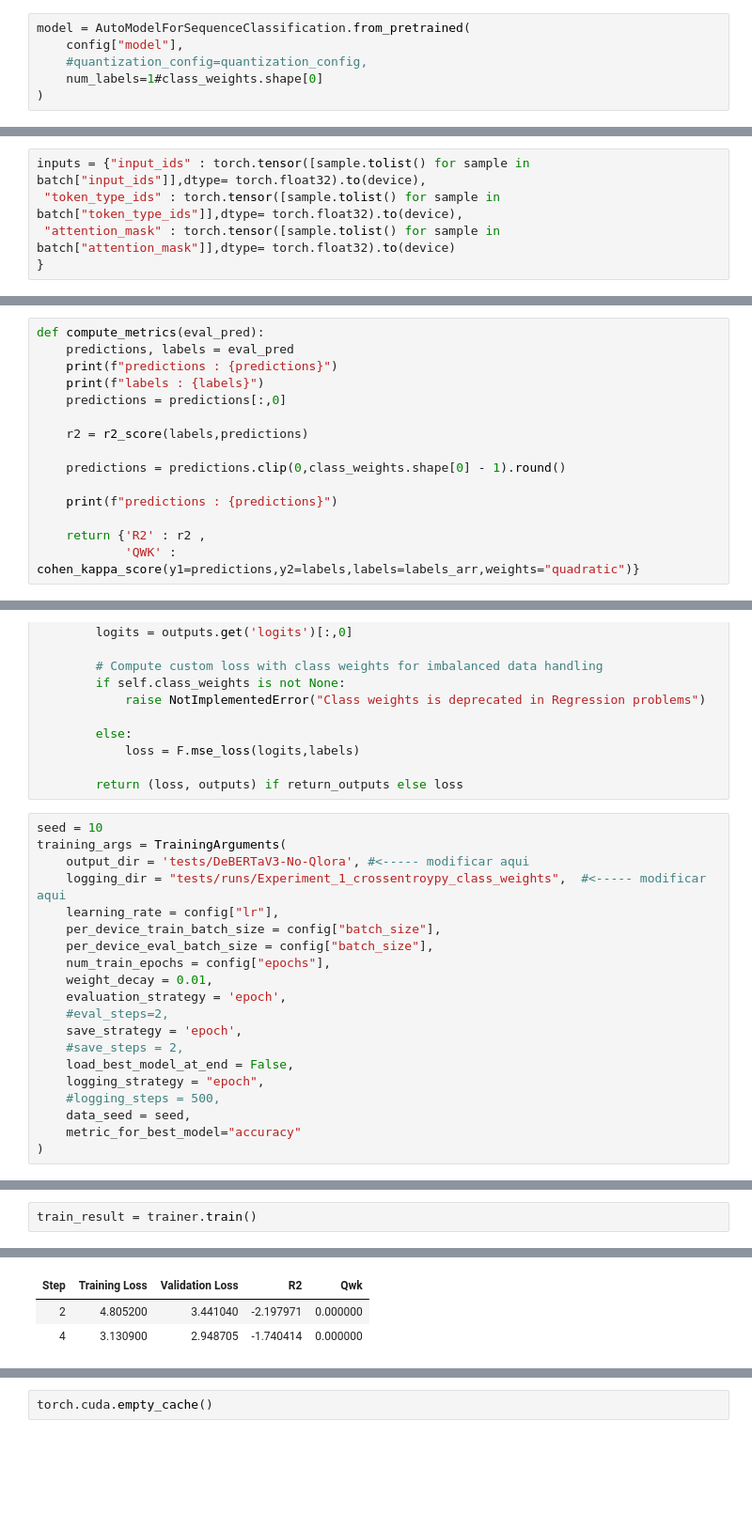
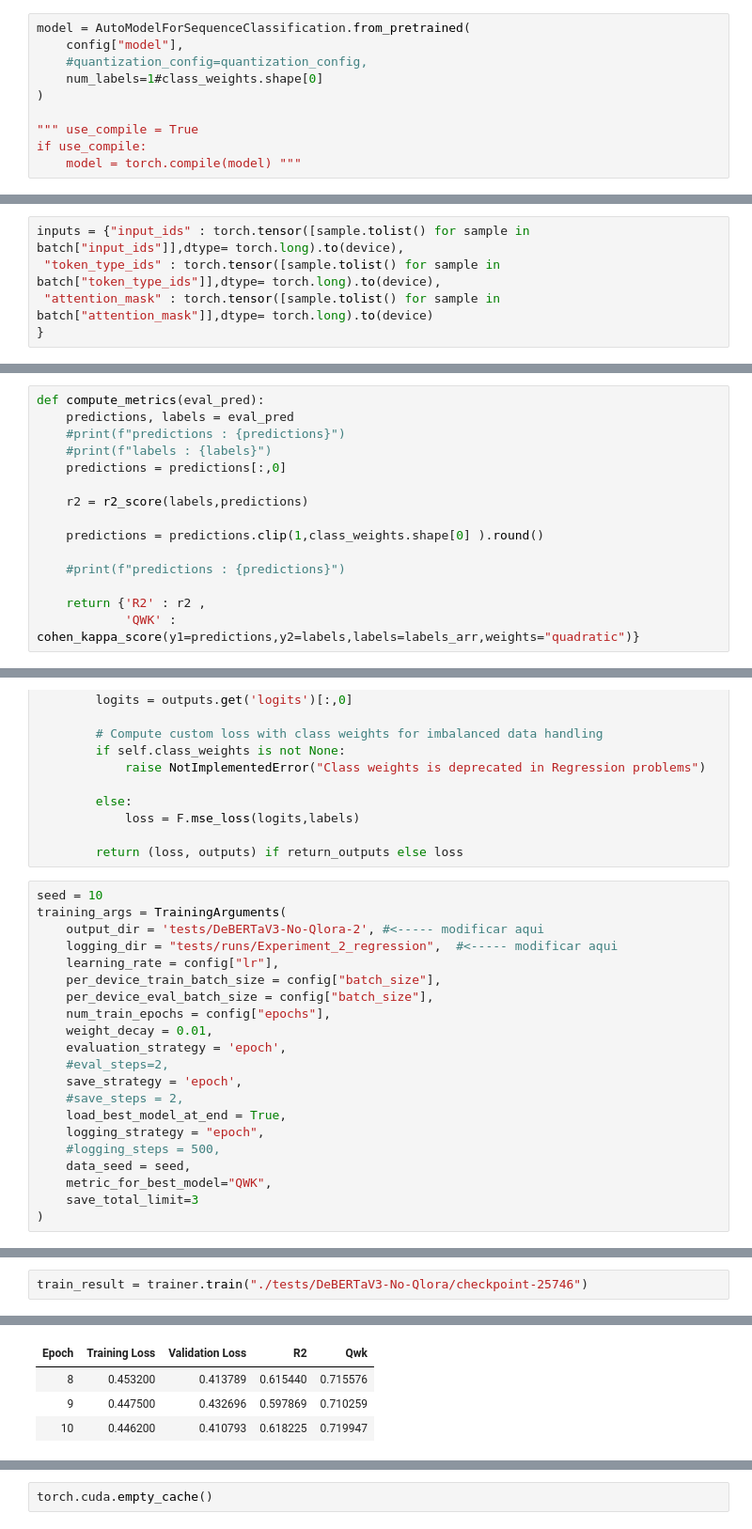
Before and after one commit to kevinmedinag96/EssayScoring, a Jupyter notebook: mainV2.ipynb, the cells around one changed output, grey strips where cells are left out. Shown: that part at 94% size. Saved outputs shown, nothing was run; the diff lists cells and outputs as text; blank space fills up the shorter version.

Commit message:
Essay Score Prediction modeled as a regression problem with comments

```diff
--- a/mainV2.ipynb
+++ b/mainV2.ipynb
@@ -238,6 +266,10 @@ model = AutoModelForSequenceClassification.from_pretrained(
     #quantization_config=quantization_config,
     num_labels=1#class_weights.shape[0]
 )
+
+""" use_compile = True
+if use_compile:
+    model = torch.compile(model) """
 # %% [output]
 Some weights of DebertaV2ForSequenceClassification were not initialized from the model checkpoint at microsoft/deberta-v3-base and are newly initialized: ['classifier.bias', 'classifier.weight', 'pool ...
 You should probably TRAIN this model on a down-stream task to be able to use it for predictions and inference.
@@ -346,9 +374,9 @@ tokenized_datasets_pad.set_format("torch")
 # %%
 batch = tokenized_datasets_pad["train"][:10]
 # %%
-inputs = {"input_ids" : torch.tensor([sample.tolist() for sample in batch["input_ids"]],dtype= torch.float32).to(device),
- "token_type_ids" : torch.tensor([sample.tolist() for sample in batch["token_type_ids"]],dtype= torch.float32).to(device),
- "attention_mask" : torch.tensor([sample.tolist() for sample in batch["attention_mask"]],dtype= torch.float32).to(device)
+inputs = {"input_ids" : torch.tensor([sample.tolist() for sample in batch["input_ids"]],dtype= torch.long).to(device),
+ "token_type_ids" : torch.tensor([sample.tolist() for sample in batch["token_type_ids"]],dtype= torch.long).to(device),
+ "attention_mask" : torch.tensor([sample.tolist() for sample in batch["attention_mask"]],dtype= torch.long).to(device)
 }
 # %%
 outputs = model(**inputs)
@@ -400,15 +430,15 @@ collate_fn = DataCollatorWithPadding(tokenizer=tokenizer,max_length=config["max_
 # %%
 def compute_metrics(eval_pred):
     predictions, labels = eval_pred
-    print(f"predictions : {predictions}")
-    print(f"labels : {labels}")
+    #print(f"predictions : {predictions}")
+    #print(f"labels : {labels}")
     predictions = predictions[:,0]
 
     r2 = r2_score(labels,predictions)
 
-    predictions = predictions.clip(0,class_weights.shape[0] - 1).round()
+    predictions = predictions.clip(1,class_weights.shape[0] ).round()
 
-    print(f"predictions : {predictions}")
+    #print(f"predictions : {predictions}")
 
     return {'R2' : r2 ,
             'QWK' : cohen_kappa_score(y1=predictions,y2=labels,labels=labels_arr,weights="quadratic")}
@@ -448,8 +478,8 @@ class CustomTrainer(Trainer):
 # %%
 seed = 10
 training_args = TrainingArguments(
-    output_dir = 'tests/DeBERTaV3-No-Qlora', #<----- modificar aqui
-    logging_dir = "tests/runs/Experiment_1_crossentroypy_class_weights",  #<----- modificar aqui
+    output_dir = 'tests/DeBERTaV3-No-Qlora-2', #<----- modificar aqui
+    logging_dir = "tests/runs/Experiment_2_regression",  #<----- modificar aqui
     learning_rate = config["lr"],
     per_device_train_batch_size = config["batch_size"],
     per_device_eval_batch_size = config["batch_size"],
@@ -459,11 +489,12 @@ training_args = TrainingArguments(
     #eval_steps=2,
     save_strategy = 'epoch',
     #save_steps = 2,
-    load_best_model_at_end = False,
+    load_best_model_at_end = True,
     logging_strategy = "epoch",
     #logging_steps = 500,
     data_seed = seed,
-    metric_for_best_model="accuracy"
+    metric_for_best_model="QWK",
+    save_total_limit=3
 )
 # %%
 trainer = CustomTrainer(
@@ -479,4 +510,4 @@ trainer = CustomTrainer(
 )
 # %%
-train_result = trainer.train()
+train_result = trainer.train("./tests/DeBERTaV3-No-Qlora/checkpoint-25746")
 # %% [output]
@@ -484,3 +515,4 @@ train_result = trainer.train()
-| Step | Training Loss | Validation Loss | R2 | Qwk |
-| 2 | 4.805200 | 3.441040 | -2.197971 | 0.000000 |
-| 4 | 3.130900 | 2.948705 | -1.740414 | 0.000000 |
+| Epoch | Training Loss | Validation Loss | R2 | Qwk |
+| 8 | 0.453200 | 0.413789 | 0.615440 | 0.715576 |
+| 9 | 0.447500 | 0.432696 | 0.597869 | 0.710259 |
+| 10 | 0.446200 | 0.410793 | 0.618225 | 0.719947 |
```
Also changed, not shown: parts of 21 cells of this notebook, 1 other file.
